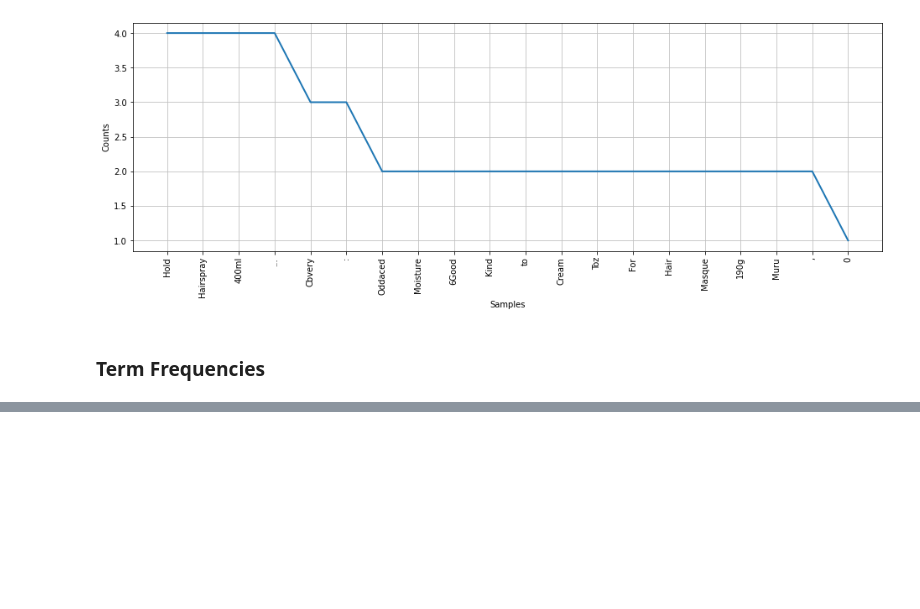
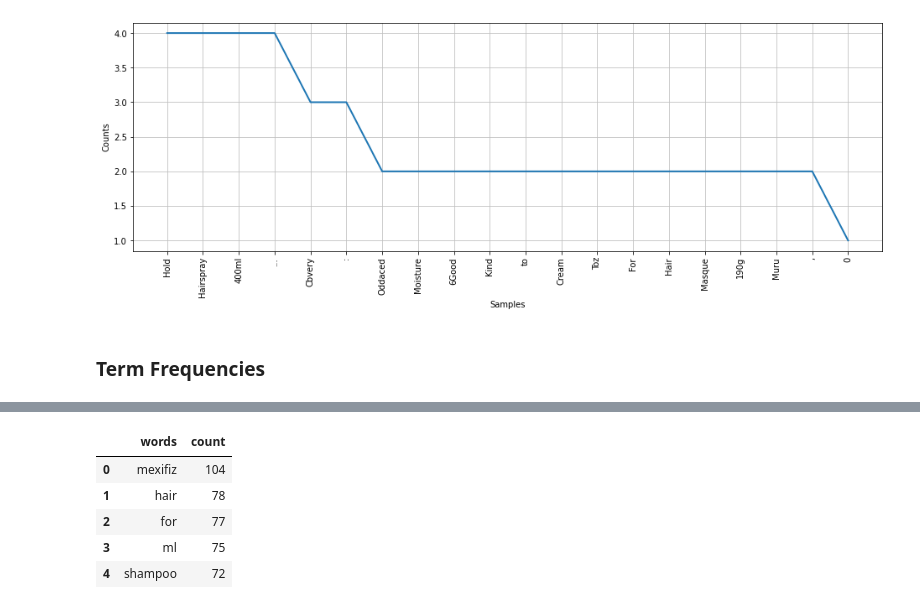
Before and after one commit to buddhadeb33/My-Assignments, a Jupyter notebook: Tredence_Assignment.ipynb, the cells around one changed output, grey strips where cells are left out. Saved outputs shown, nothing was run; the diff lists cells and outputs as text; code cells hidden in the pictures; blank space fills up the shorter version.

```diff
--- a/Tredence_Assignment.ipynb
+++ b/Tredence_Assignment.ipynb
@@ -228,0 +374,12 @@ retail.head()
+# %%
+retail_desc = pd.DataFrame(r_desc_2.most_common(15),
+                             columns=['words', 'count'])
+
+retail_desc.head()
+# %% [output]
+|  | words | count |
+| 0 | mexifiz | 104 |
+| 1 | hair | 78 |
+| 2 | for | 77 |
+| 3 | ml | 75 |
+| 4 | shampoo | 72 |
```
Also changed, not shown: parts of 28 cells of this notebook.
